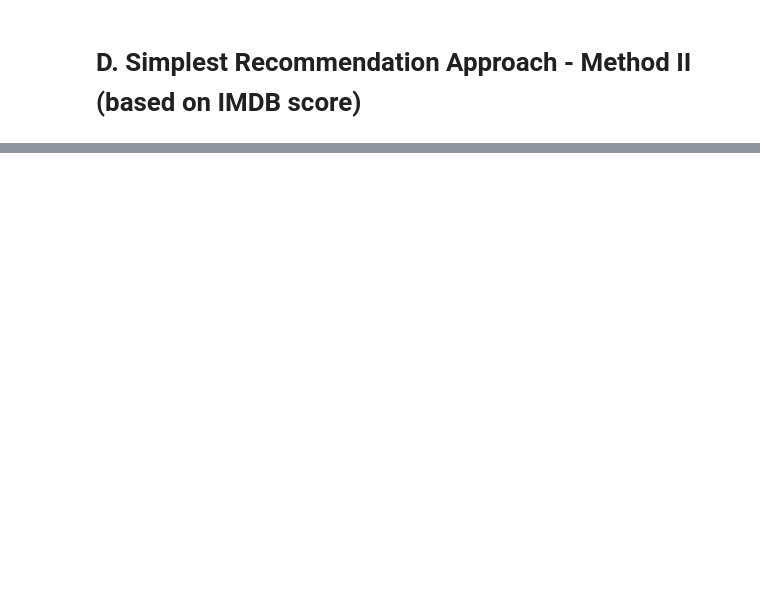
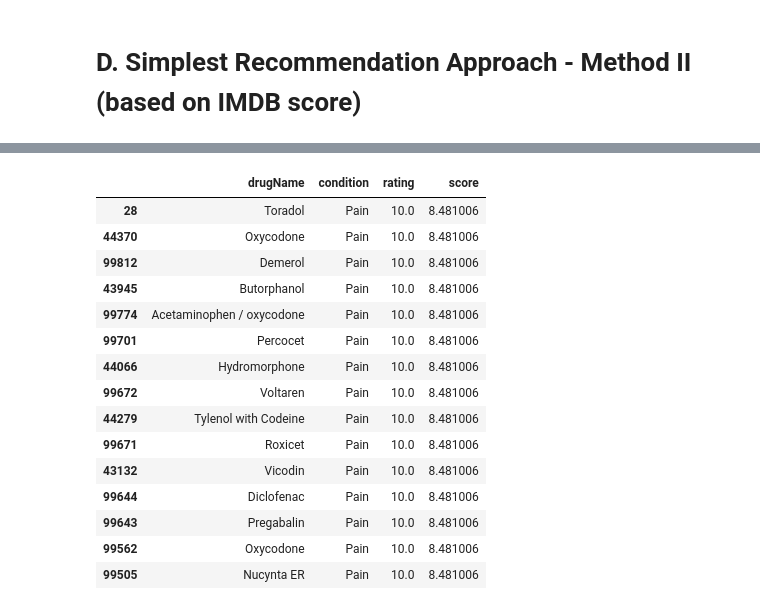
Before and after one commit to dennisanzi21/MedicineRecommender, a Jupyter notebook: Colloborative_Approach_and_Simplest_Approach_Drug_Recommendation.ipynb, the cells around one changed output, grey strips where cells are left out. Saved outputs shown, nothing was run; the diff lists cells and outputs as text; code cells hidden in the pictures; blank space fills up the shorter version.

```diff
--- a/Colloborative_Approach_and_Simplest_Approach_Drug_Recommendation.ipynb
+++ b/Colloborative_Approach_and_Simplest_Approach_Drug_Recommendation.ipynb
@@ -525,6 +556,23 @@ drug_based_on_condition[:10]
 # %%
 #Sort drugs based on score calculated above
 df_condition_2 = df_condition_1.sort_values('score', ascending=False)
 
 #Print the top 15 drugs recommended
-df_condition_2[['drugName', 'condition', 'rating', 'score']].head(20)
+df_condition_2[['drugName', 'condition', 'rating', 'score']].head(15)
+# %% [output]
+|  | drugName | condition | rating | score |
+| 28 | Toradol | Pain | 10.0 | 8.481006 |
+| 44370 | Oxycodone | Pain | 10.0 | 8.481006 |
+| 99812 | Demerol | Pain | 10.0 | 8.481006 |
+| 43945 | Butorphanol | Pain | 10.0 | 8.481006 |
+| 99774 | Acetaminophen / oxycodone | Pain | 10.0 | 8.481006 |
+| 99701 | Percocet | Pain | 10.0 | 8.481006 |
+| 44066 | Hydromorphone | Pain | 10.0 | 8.481006 |
+| 99672 | Voltaren | Pain | 10.0 | 8.481006 |
+| 44279 | Tylenol with Codeine | Pain | 10.0 | 8.481006 |
+| 99671 | Roxicet | Pain | 10.0 | 8.481006 |
+| 43132 | Vicodin | Pain | 10.0 | 8.481006 |
+| 99644 | Diclofenac | Pain | 10.0 | 8.481006 |
+| 99643 | Pregabalin | Pain | 10.0 | 8.481006 |
+| 99562 | Oxycodone | Pain | 10.0 | 8.481006 |
+| 99505 | Nucynta ER | Pain | 10.0 | 8.481006 |
```
Also changed, not shown: parts of 16 cells of this notebook, 10 other files.
